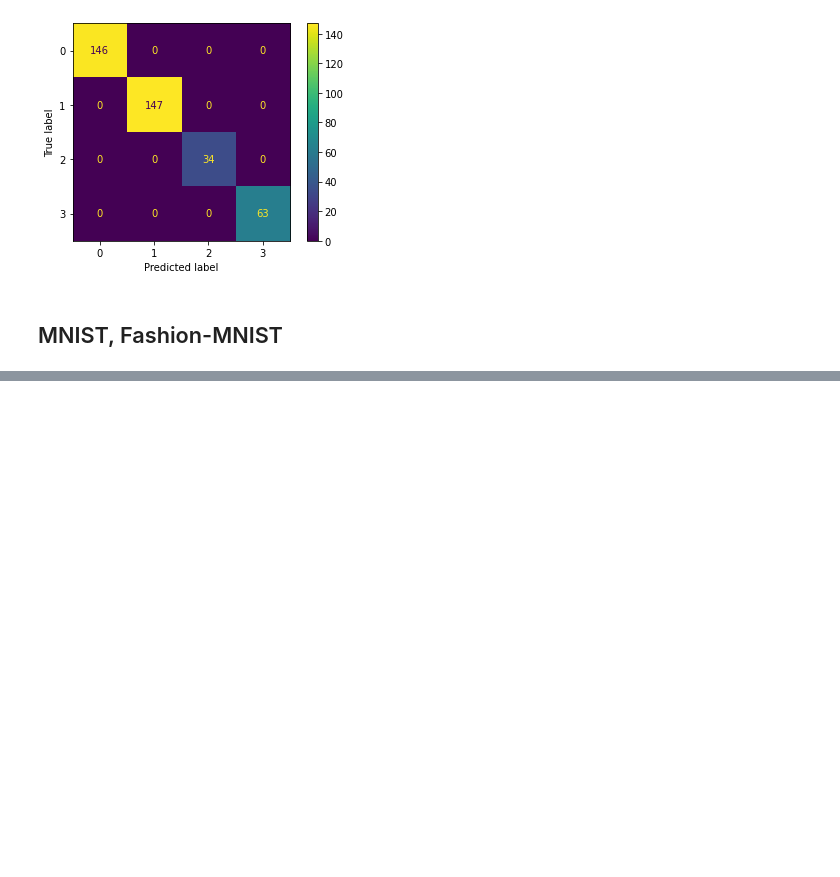
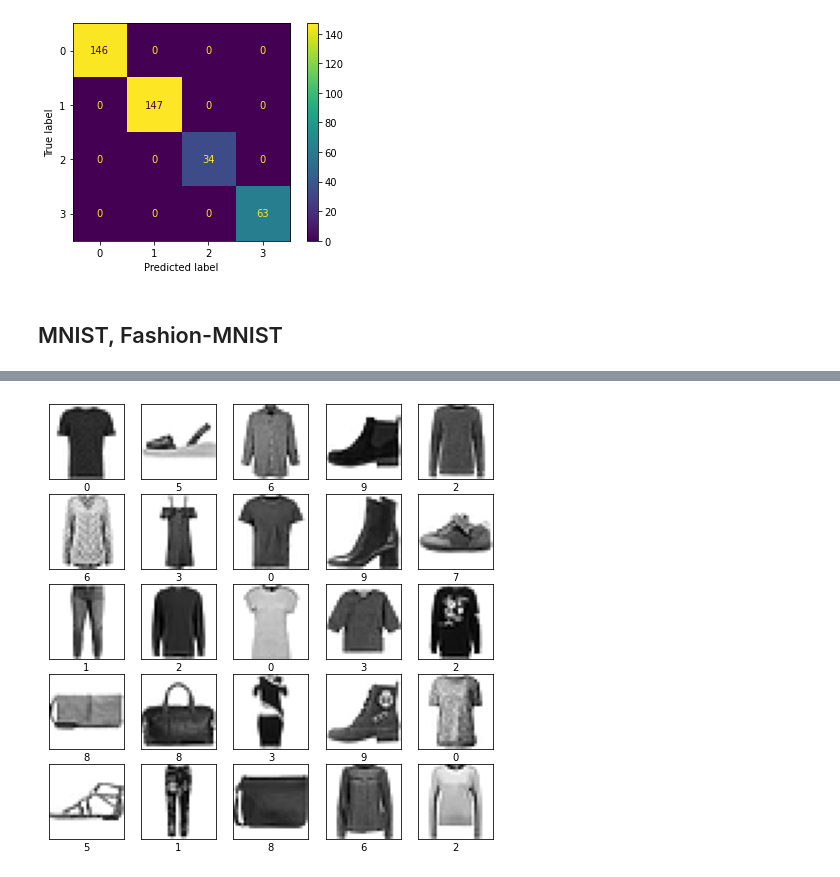
Before and after one commit to Nacho2904/CURSO-LEARNING1, a Jupyter notebook: regresion_logistica.ipynb, the cells around one changed output, grey strips where cells are left out. Saved outputs shown, nothing was run; the diff lists cells and outputs as text; code cells hidden in the pictures; blank space fills up the shorter version.

```diff
--- a/regresion_logistica.ipynb
+++ b/regresion_logistica.ipynb
@@ -436,0 +494,3 @@ cm_display = metrics.ConfusionMatrixDisplay(cm).plot()
+# %%
+fashion_mnist = tf.keras.datasets.fashion_mnist
+(fashion_train_images, fashion_train_labels), (fashion_test_images, fashion_test_labels) = fashion_mnist.load_data()
@@ -436,0 +509,12 @@ cm_display = metrics.ConfusionMatrixDisplay(cm).plot()
+# %%
+plt.figure(figsize=(8,8))
+for i in range(25):
+  plt.subplot(5,5,i+1)
+  plt.xticks([])
+  plt.yticks([])
+  plt.grid(False)
+  img_index = np.random.randint(0, train_images.shape[0])
+  plt.imshow(fashion_train_images[img_index], cmap="gray_r")
+  plt.xlabel(fashion_train_labels[img_index])
+# %% [output]
+[figure, added]
```
Also changed, not shown: parts of 18 cells of this notebook.
